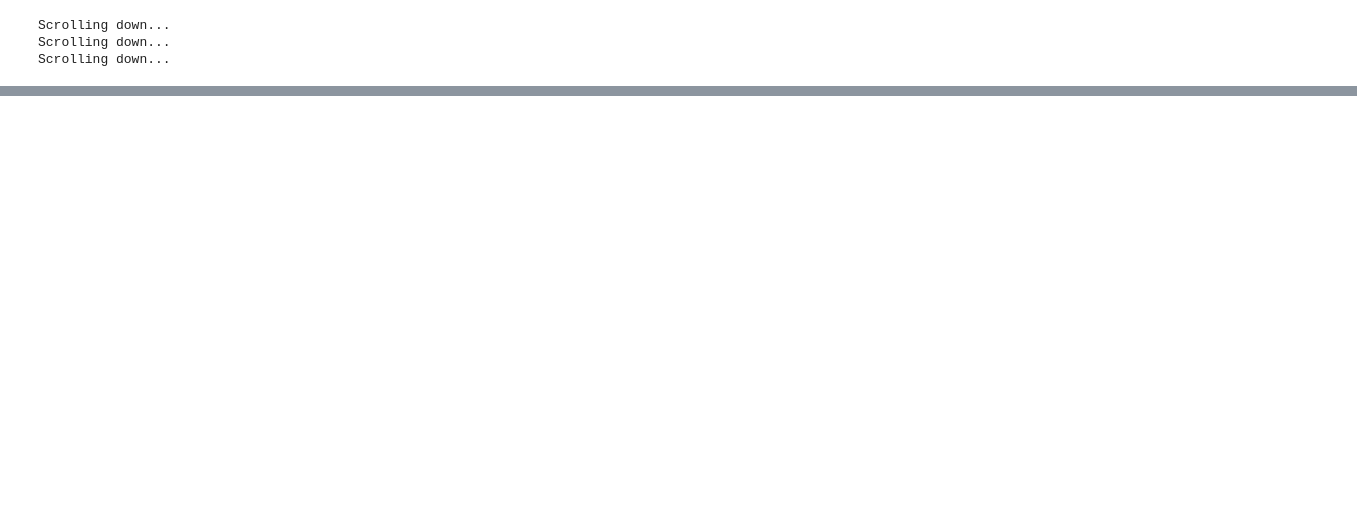
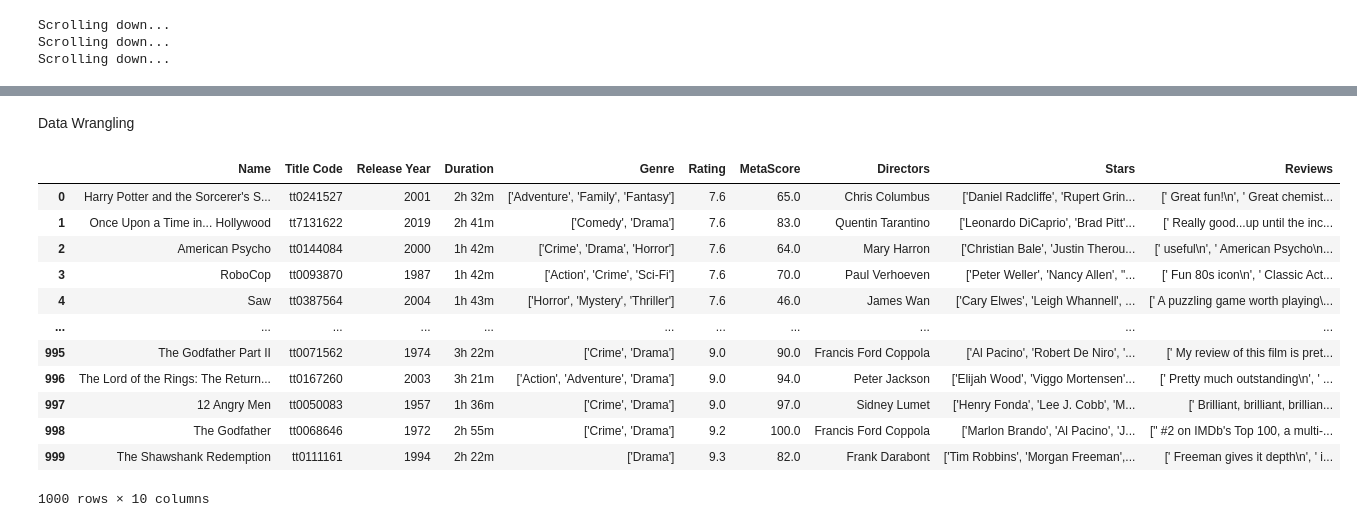
Before and after one commit to babaranjitsing/Exploring-Movie-and-Web-series-Choices-with-IMDB, a Jupyter notebook: project.ipynb, the cells around one changed output, grey strips where cells are left out. Saved outputs shown, nothing was run; the diff lists cells and outputs as text; code cells hidden in the pictures; blank space fills up the shorter version.

```diff
--- a/project.ipynb
+++ b/project.ipynb
@@ -153,0 +271,19 @@ pd.DataFrame(dataframe_mov).to_excel('movies.xlsx', index=False)
+# %% [markdown]
+Data Wrangling
+# %%
+df = pd.read_excel('1000_IMDB_Movies.xlsx')
+df
+# %% [output]
+|  | Name | Title Code | Release Year | Duration | Genre | Rating | MetaScore | Directors | Stars | Reviews |
+| 0 | Harry Potter and the Sorcerer's S... | tt0241527 | 2001 | 2h 32m | ['Adventure', 'Family', 'Fantasy'] | 7.6 | 65.0 | Chris Columbus | ['Daniel Radcliffe', 'Rupert Grin... | [' Great fun!\n', ' Great chemist... |
+| 1 | Once Upon a Time in... Hollywood | tt7131622 | 2019 | 2h 41m | ['Comedy', 'Drama'] | 7.6 | 83.0 | Quentin Tarantino | ['Leonardo DiCaprio', 'Brad Pitt'... | [' Really good...up until the inc... |
+| 2 | American Psycho | tt0144084 | 2000 | 1h 42m | ['Crime', 'Drama', 'Horror'] | 7.6 | 64.0 | Mary Harron | ['Christian Bale', 'Justin Therou... | [' useful\n', ' American Psycho\n... |
+| 3 | RoboCop | tt0093870 | 1987 | 1h 42m | ['Action', 'Crime', 'Sci-Fi'] | 7.6 | 70.0 | Paul Verhoeven | ['Peter Weller', 'Nancy Allen', "... | [' Fun 80s icon\n', ' Classic Act... |
+| 4 | Saw | tt0387564 | 2004 | 1h 43m | ['Horror', 'Mystery', 'Thriller'] | 7.6 | 46.0 | James Wan | ['Cary Elwes', 'Leigh Whannell', ... | [' A puzzling game worth playing\... |
+| ... | ... | ... | ... | ... | ... | ... | ... | ... | ... | ... |
+| 995 | The Godfather Part II | tt0071562 | 1974 | 3h 22m | ['Crime', 'Drama'] | 9.0 | 90.0 | Francis Ford Coppola | ['Al Pacino', 'Robert De Niro', '... | [' My review of this film is pret... |
+| 996 | The Lord of the Rings: The Return... | tt0167260 | 2003 | 3h 21m | ['Action', 'Adventure', 'Drama'] | 9.0 | 94.0 | Peter Jackson | ['Elijah Wood', 'Viggo Mortensen'... | [' Pretty much outstanding\n', ' ... |
+| 997 | 12 Angry Men | tt0050083 | 1957 | 1h 36m | ['Crime', 'Drama'] | 9.0 | 97.0 | Sidney Lumet | ['Henry Fonda', 'Lee J. Cobb', 'M... | [' Brilliant, brilliant, brillian... |
+| 998 | The Godfather | tt0068646 | 1972 | 2h 55m | ['Crime', 'Drama'] | 9.2 | 100.0 | Francis Ford Coppola | ['Marlon Brando', 'Al Pacino', 'J... | [" #2 on IMDb's Top 100, a multi-... |
+| 999 | The Shawshank Redemption | tt0111161 | 1994 | 2h 22m | ['Drama'] | 9.3 | 82.0 | Frank Darabont | ['Tim Robbins', 'Morgan Freeman',... | [' Freeman gives it depth\n', ' i... |
+1000 rows × 10 columns
```
Also changed, not shown: parts of 12 cells of this notebook, 4 other files.
